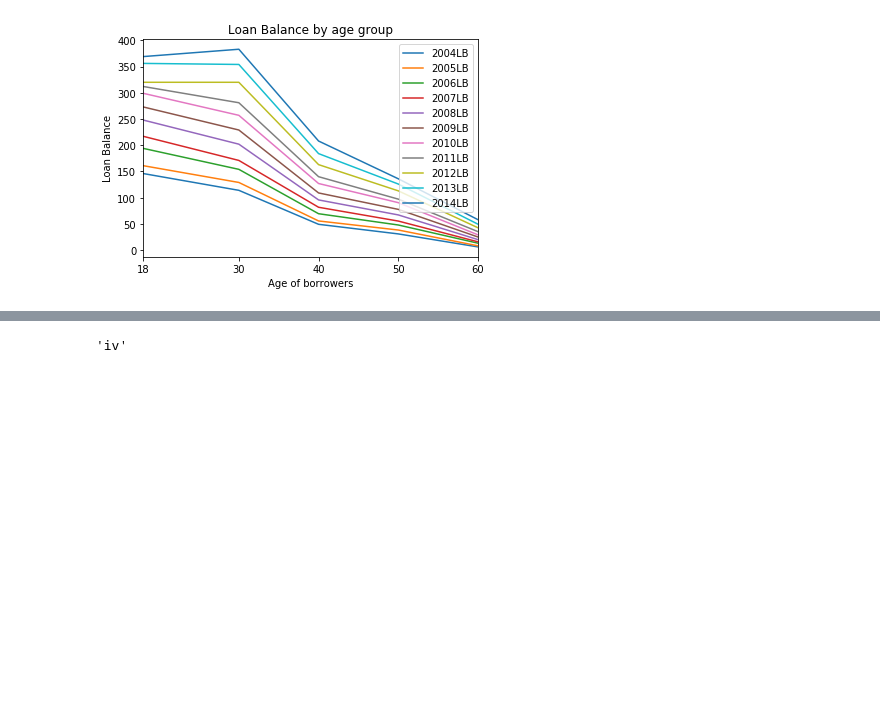
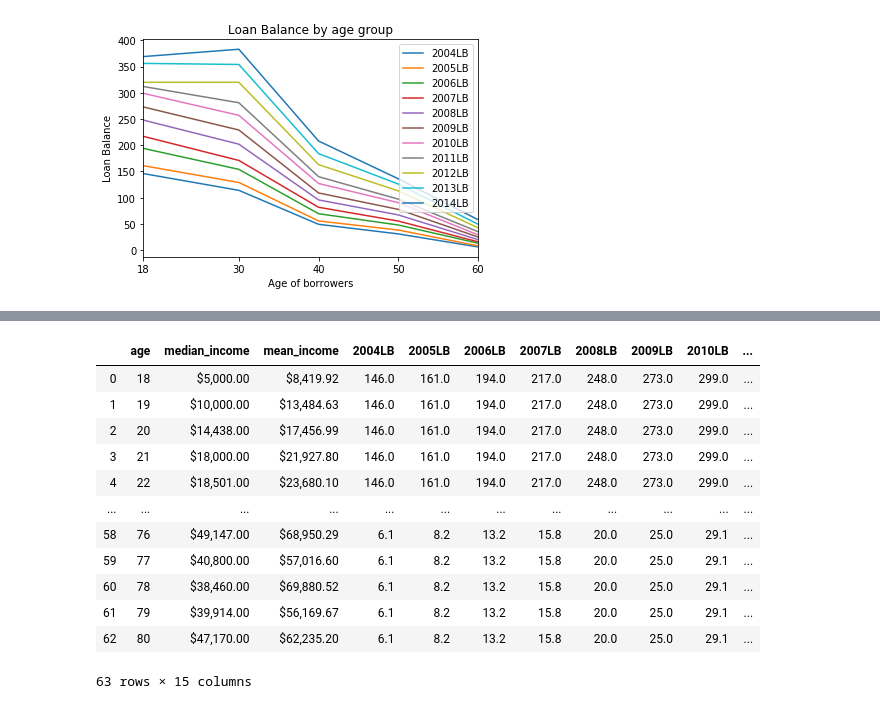
Before and after one commit to AHalarewicz/StudentLoanData, a Jupyter notebook: clean.ipynb, the cells around one changed output, grey strips where cells are left out. Cells and saved outputs as stored; diff of their text form; code cells hidden in the pictures; blank space fills up the shorter version.

```diff
--- a/clean.ipynb
+++ b/clean.ipynb
@@ -95,9 +89,10 @@ x1 = x1.iloc[1:]
 x1 = x1.iloc[:-1]
 x1.index = [18, 30, 40, 50, 60]
 xplot = x1.copy()
-x1['age'] = x1.index
+x1['age_group'] = x1.index
 x1 = x1.reindex(range(18,81,1))
 x1 = x1.fillna(method='ffill')
+x1['age'] = x1.index
 loan_balance_by_year = x1.copy()
 loan_balance_by_year
 # %% [output]
@@ -155,14 +121,22 @@ earnings_edu
-# %%
-# create uniform column labels to apply to ocup dfs
-import string
-alpha = list(string.ascii_lowercase)
-alpha2 = alpha[:]
-ebo_cols = alpha[:]
-for x in alpha:
-    for j in alpha2:
-        ebo_cols.append(x+j)
-ebo_cols = alpha[:] + ebo_cols[:ebo_cols.index('iw')]
-ebo_cols[-1]
-# %% [output]
-'iv'
+# %%
+
+# JOIN tables on age column
+loan_data = income_by_age.join(loan_balance_by_year,on='age', lsuffix='', rsuffix='_dup')
+loan_data = loan_data.drop(axis=1, labels='age_dup')
+loan_data = loan_data.sort_index()
+loan_data
+# %% [output]
+|  | age | median_income | mean_income | 2004LB | 2005LB | 2006LB | 2007LB | 2008LB | 2009LB | 2010LB | ... |
+| 0 | 18 | $5,000.00 | $8,419.92 | 146.0 | 161.0 | 194.0 | 217.0 | 248.0 | 273.0 | 299.0 | ... |
+| 1 | 19 | $10,000.00 | $13,484.63 | 146.0 | 161.0 | 194.0 | 217.0 | 248.0 | 273.0 | 299.0 | ... |
+| 2 | 20 | $14,438.00 | $17,456.99 | 146.0 | 161.0 | 194.0 | 217.0 | 248.0 | 273.0 | 299.0 | ... |
+| 3 | 21 | $18,000.00 | $21,927.80 | 146.0 | 161.0 | 194.0 | 217.0 | 248.0 | 273.0 | 299.0 | ... |
+| 4 | 22 | $18,501.00 | $23,680.10 | 146.0 | 161.0 | 194.0 | 217.0 | 248.0 | 273.0 | 299.0 | ... |
+| ... | ... | ... | ... | ... | ... | ... | ... | ... | ... | ... | ... |
+| 58 | 76 | $49,147.00 | $68,950.29 | 6.1 | 8.2 | 13.2 | 15.8 | 20.0 | 25.0 | 29.1 | ... |
+| 59 | 77 | $40,800.00 | $57,016.60 | 6.1 | 8.2 | 13.2 | 15.8 | 20.0 | 25.0 | 29.1 | ... |
+| 60 | 78 | $38,460.00 | $69,880.52 | 6.1 | 8.2 | 13.2 | 15.8 | 20.0 | 25.0 | 29.1 | ... |
+| 61 | 79 | $39,914.00 | $56,169.67 | 6.1 | 8.2 | 13.2 | 15.8 | 20.0 | 25.0 | 29.1 | ... |
+| 62 | 80 | $47,170.00 | $62,235.20 | 6.1 | 8.2 | 13.2 | 15.8 | 20.0 | 25.0 | 29.1 | ... |
+63 rows × 15 columns
 # %%
```
Also changed, not shown: parts of 14 cells of this notebook.
